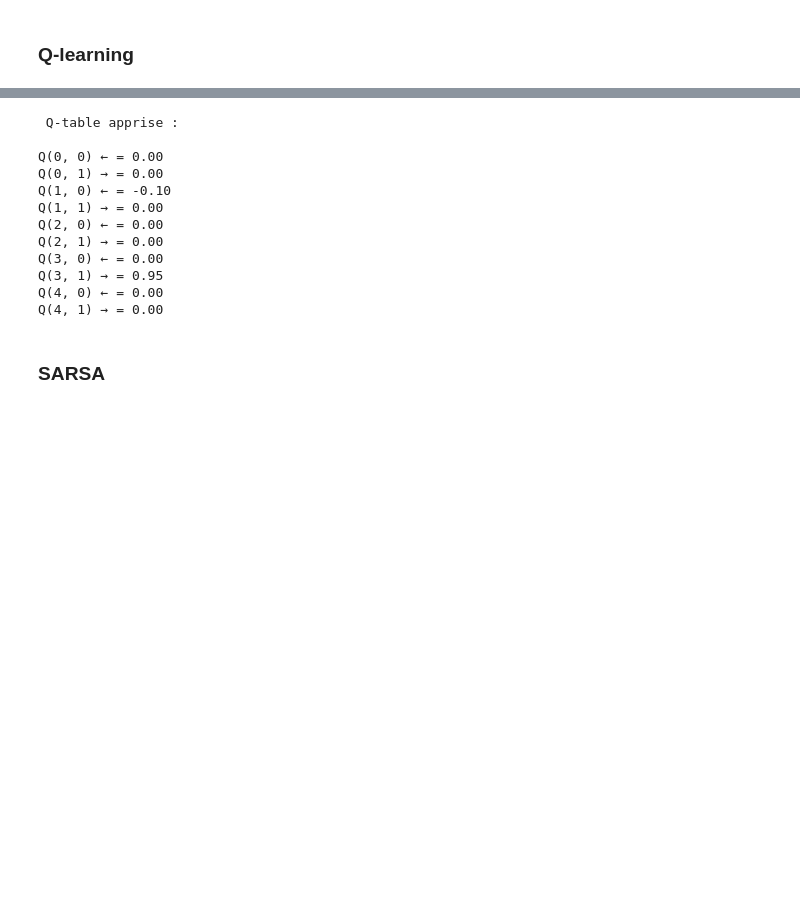
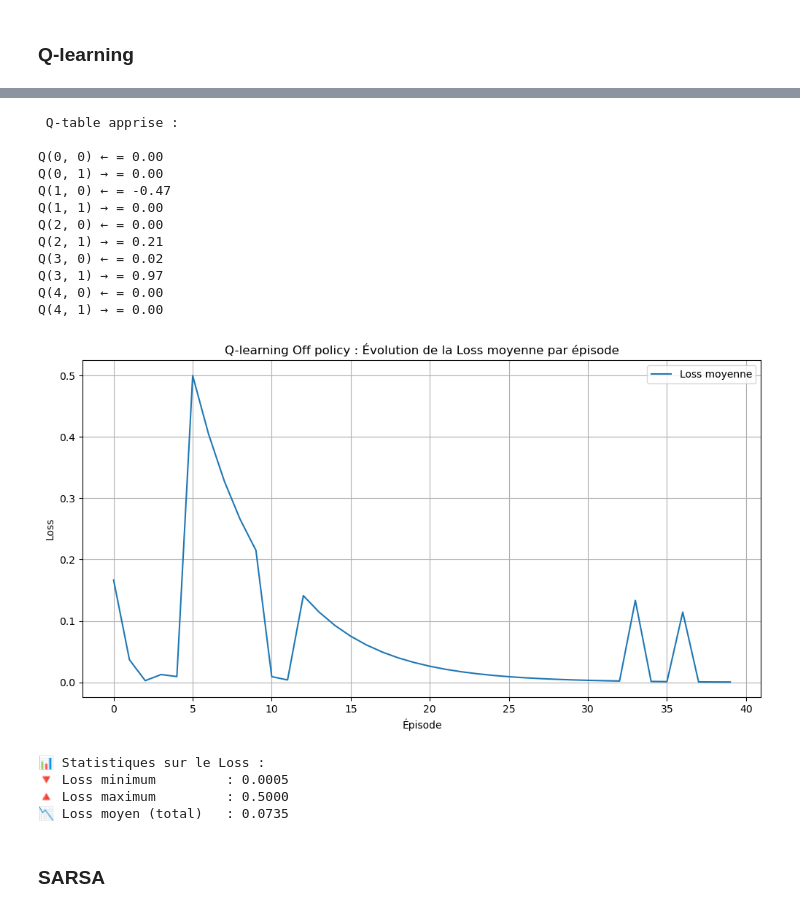
Before and after one commit to manelleha/deep_reinforcement_learning, a Jupyter notebook: projet_deep_renforcement_learning/notebooks/test_line_world.ipynb, the cells around one changed output, grey strips where cells are left out. Cells and saved outputs as stored; diff of their text form; code cells hidden in the pictures; blank space fills up the shorter version.

```diff
--- a/projet_deep_renforcement_learning/notebooks/test_line_world.ipynb
+++ b/projet_deep_renforcement_learning/notebooks/test_line_world.ipynb
@@ -76,7 +290,7 @@ Q, df_q, historique_loss = sarsa_q_learning(
     reinitialiser=reinitialiser,
     faire_un_pas=faire_un_pas,
     obtenir_actions=lambda e: actions,
-    episodes=30,
+    episodes=40,
     alpha=0.1,
     gamma=0.99,
     epsilon=0.1,
@@ -226,14 +524,38 @@ for (etat, action), valeur in sorted(Q.items()):
 
 Q(0, 0) ← = 0.00
 Q(0, 1) → = 0.00
-Q(1, 0) ← = -0.10
+Q(1, 0) ← = -0.47
 Q(1, 1) → = 0.00
 Q(2, 0) ← = 0.00
-Q(2, 1) → = 0.00
-Q(3, 0) ← = 0.00
-Q(3, 1) → = 0.95
+Q(2, 1) → = 0.21
+Q(3, 0) ← = 0.02
+Q(3, 1) → = 0.97
 Q(4, 0) ← = 0.00
 Q(4, 1) → = 0.00
+# %%
+import seaborn as sns
+import matplotlib.pyplot as plt
+
+plt.figure(figsize=(12,6))
+sns.lineplot(x=range(len(historique_loss)), y=historique_loss, label="Loss moyenne")
+plt.title("Q-learning Off policy : Évolution de la Loss moyenne par épisode")
+plt.xlabel("Épisode")
+plt.ylabel("Loss")
+plt.grid()
+plt.legend()
+plt.show()
+# %% [output]
+[figure, added]
+# %%
+print("\n📊 Statistiques sur le Loss :")
+print(f"🔻 Loss minimum         : {min(historique_loss):.4f}")
+print(f"🔺 Loss maximum         : {max(historique_loss):.4f}")
+print(f"📉 Loss moyen (total)   : {np.mean(historique_loss):.4f}")
+# %% [output]
+📊 Statistiques sur le Loss :
+🔻 Loss minimum         : 0.0005
+🔺 Loss maximum         : 0.5000
+📉 Loss moyen (total)   : 0.0735
 # %% [markdown]
 ### SARSA
 # %%
```
Also changed, not shown: parts of 13 cells of this notebook, 3 other files.
